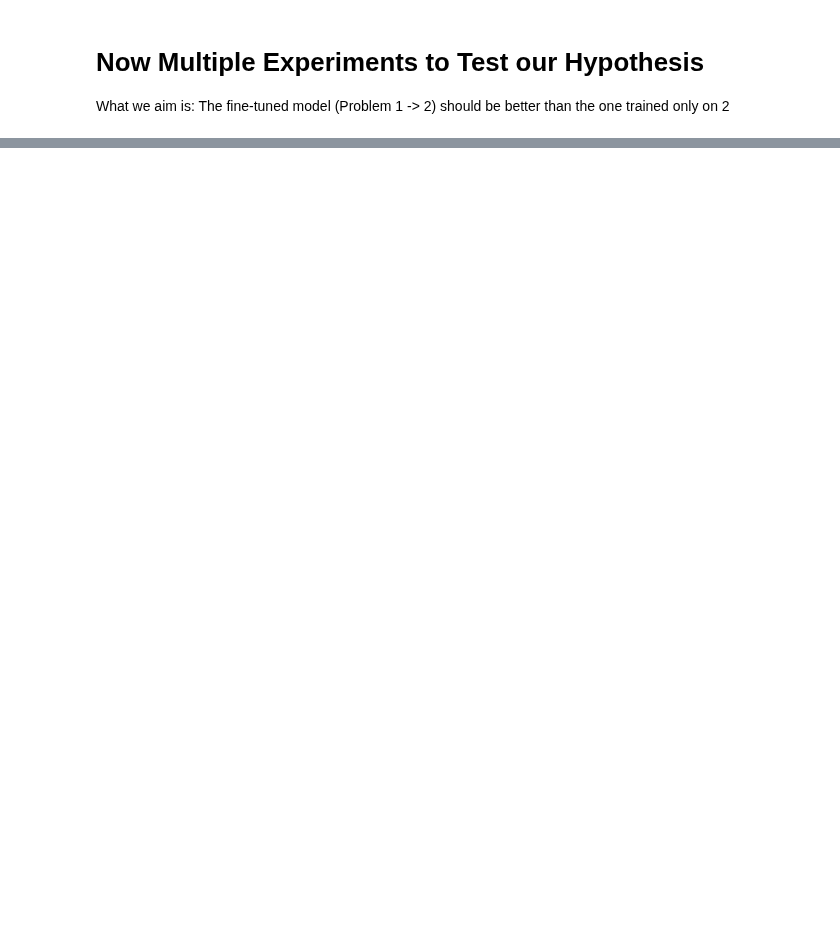
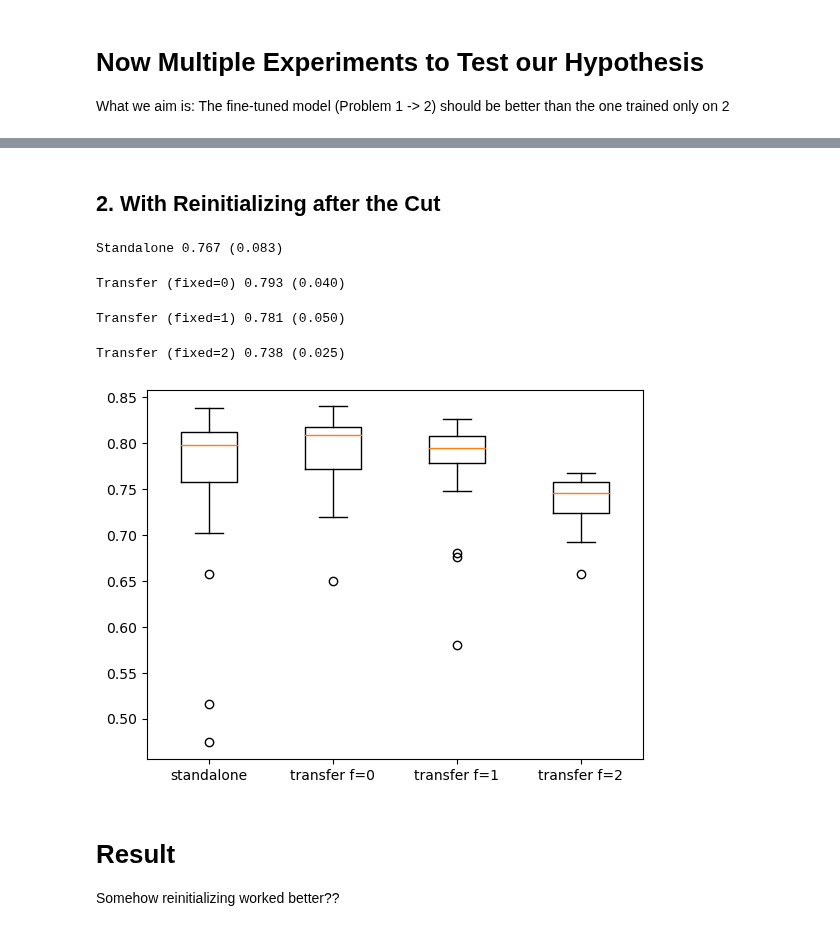
Before and after one commit to tusharmanekar/mp-tl-study, a Jupyter notebook: dummy_classification_transfer_learning/dummy_example_blobs.ipynb, the cells around one changed output, grey strips where cells are left out. Saved outputs shown, nothing was run; the diff lists cells and outputs as text; code cells hidden in the pictures; blank space fills up the shorter version.

```diff
--- a/dummy_classification_transfer_learning/dummy_example_blobs.ipynb
+++ b/dummy_classification_transfer_learning/dummy_example_blobs.ipynb
@@ -366,0 +373,35 @@ Transfer learning doesn't improve the accuracy much, but it makes the training m
+# %% [markdown]
+## 2. With Reinitializing after the Cut
+# %%
+# prepare data for problem 2
+X, y = samples_for_seed(2)
+train_loader, test_loader = prep_samples(X, y)
+n_repeats = 30
+dists, dist_labels = list(), list()
+
+# repeated evaluation of standalone model
+standalone_scores = eval_multiple_experiments(train_loader, test_loader, n_repeats)
+print('Standalone %.3f (%.3f)' % (np.mean(standalone_scores), np.std(standalone_scores)))
+dists.append(standalone_scores)
+dist_labels.append('standalone')
+
+# repeated evaluation of transfer learning model, vary fixed layers
+n_fixed = 3
+for i in range(n_fixed):
+	scores = eval_multiple_experiments(train_loader, test_loader, n_repeats, pretrained_model=pretrained_model, cut_point=i, reinitialize=True)
+	print('Transfer (fixed=%d) %.3f (%.3f)' % (i, np.mean(scores), np.std(scores)))
+	dists.append(scores)
+	dist_labels.append('transfer f='+str(i))
+
+# box and whisker plot of score distributions
+pyplot.boxplot(dists, labels=dist_labels)
+pyplot.show()
+# %% [output]
+Standalone 0.767 (0.083)
+Transfer (fixed=0) 0.793 (0.040)
+Transfer (fixed=1) 0.781 (0.050)
+Transfer (fixed=2) 0.738 (0.025)
+[figure, added]
+# %% [markdown]
+# Result
+Somehow reinitializing worked better??
```
Also changed, not shown: parts of 20 cells of this notebook, 5 other files.
